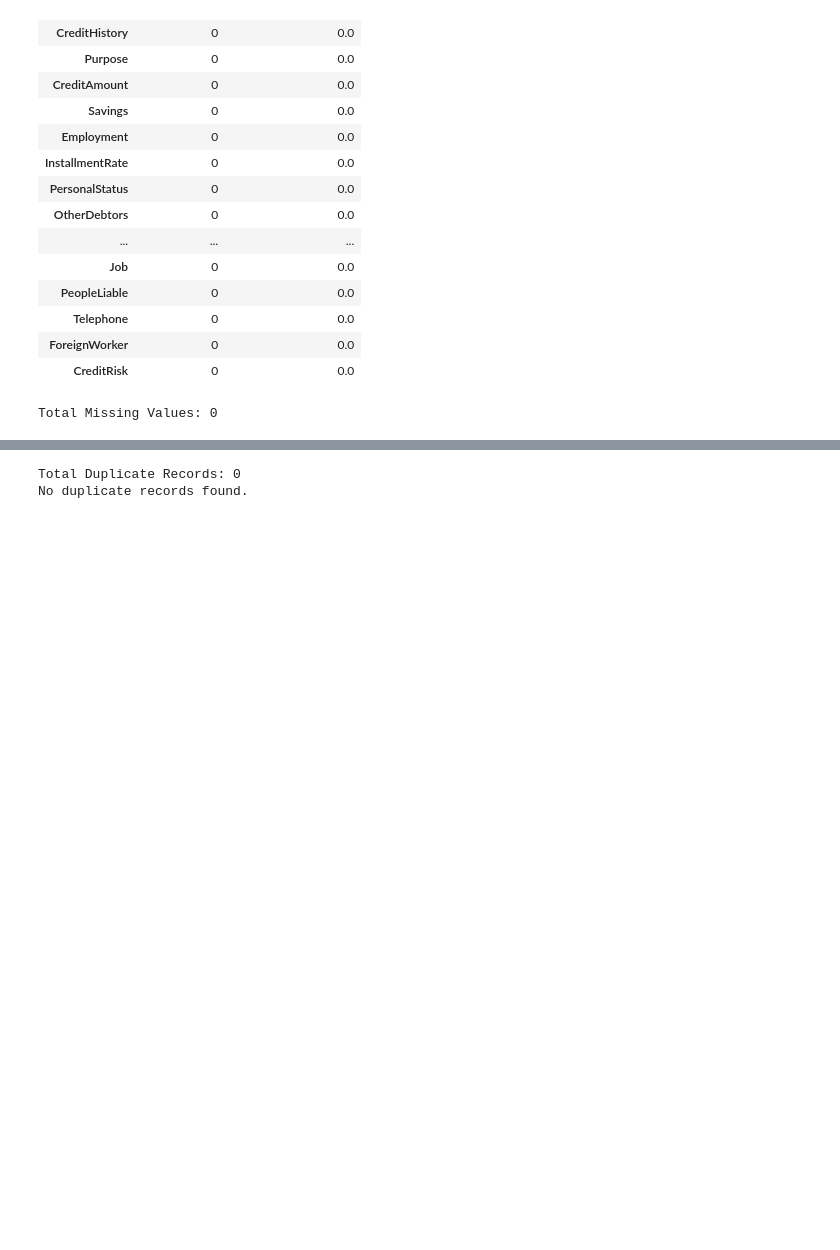
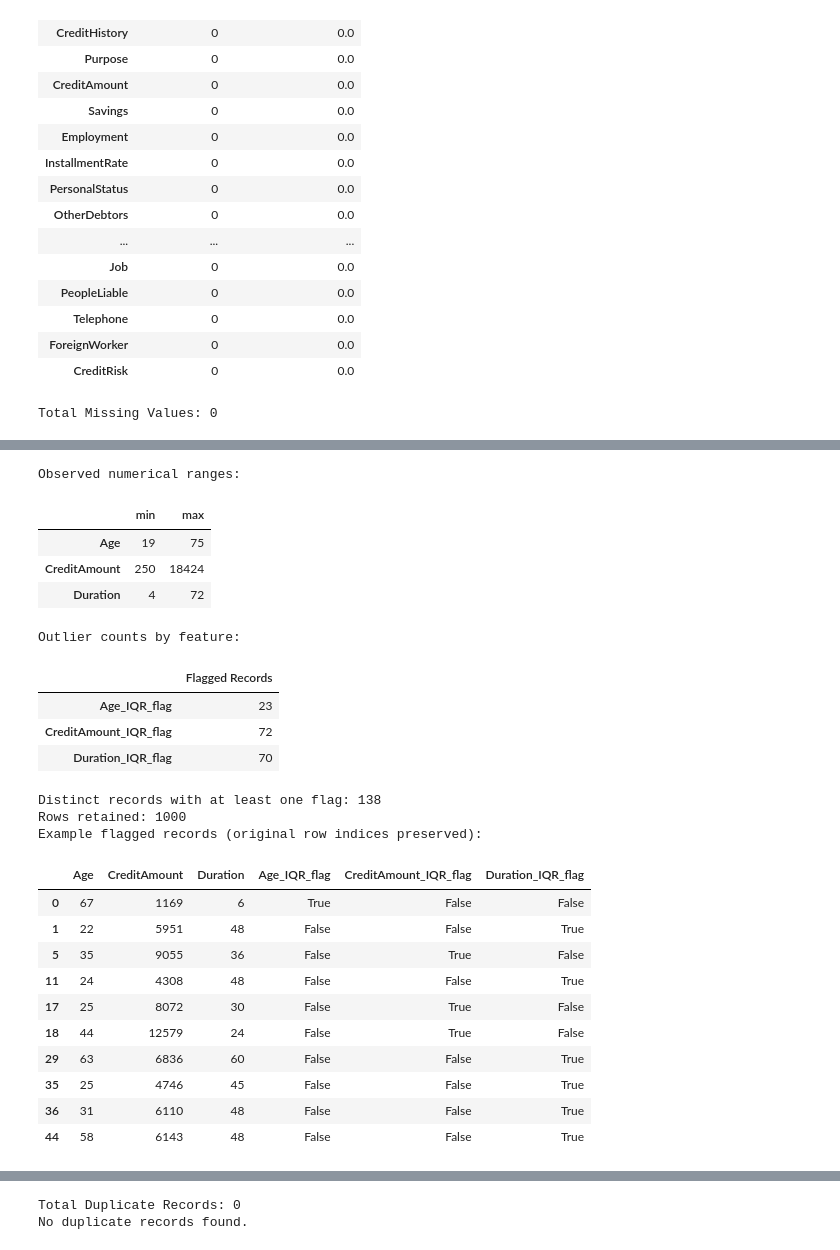
Before and after one commit to HaziqSyakir/Assignment1-Data-Profiling, a Jupyter notebook: Assignment1_Data_Profiling.ipynb, the cells around one changed output, grey strips where cells are left out. Drawn from its saved outputs; the diff is of its cells as text; code cells hidden in the pictures; blank space fills up the shorter version.

```diff
--- a/Assignment1_Data_Profiling.ipynb
+++ b/Assignment1_Data_Profiling.ipynb
@@ -175,0 +221,62 @@ Total Missing Values: 0
+# %%
+# Keep the existing IQR detection cell before this cell.
+numerical_cols = ["Age", "CreditAmount", "Duration"]
+
+# Preserve row-level evidence of statistical outliers.
+outlier_flags = pd.DataFrame(index=df.index)
+
+for col in numerical_cols:
+    q1 = df[col].quantile(0.25)
+    q3 = df[col].quantile(0.75)
+    iqr = q3 - q1
+
+    outlier_flags[f"{col}_IQR_flag"] = (
+        (df[col] < q1 - 1.5 * iqr)
+        | (df[col] > q3 + 1.5 * iqr)
+    )
+
+# Retain original records and values; add three audit columns.
+df_cleaned = df.copy().join(outlier_flags)
+any_outlier = outlier_flags.any(axis=1)
+
+print("Observed numerical ranges:")
+display(df[numerical_cols].agg(["min", "max"]).T)
+
+print("Outlier counts by feature:")
+display(outlier_flags.sum().to_frame("Flagged Records"))
+
+print("Distinct records with at least one flag:", int(any_outlier.sum()))
+print("Rows retained:", len(df_cleaned))
+
+print("Example flagged records (original row indices preserved):")
+display(
+    df_cleaned.loc[
+        any_outlier,
+        numerical_cols + list(outlier_flags.columns)
+    ].head(10)
+)
+# %% [output]
+Observed numerical ranges:
+|  | min | max |
+| Age | 19 | 75 |
+| CreditAmount | 250 | 18424 |
+| Duration | 4 | 72 |
+Outlier counts by feature:
+|  | Flagged Records |
+| Age_IQR_flag | 23 |
+| CreditAmount_IQR_flag | 72 |
+| Duration_IQR_flag | 70 |
+Distinct records with at least one flag: 138
+Rows retained: 1000
+Example flagged records (original row indices preserved):
+|  | Age | CreditAmount | Duration | Age_IQR_flag | CreditAmount_IQR_flag | Duration_IQR_flag |
+| 0 | 67 | 1169 | 6 | True | False | False |
+| 1 | 22 | 5951 | 48 | False | False | True |
+| 5 | 35 | 9055 | 36 | False | True | False |
+| 11 | 24 | 4308 | 48 | False | False | True |
+| 17 | 25 | 8072 | 30 | False | True | False |
+| 18 | 44 | 12579 | 24 | False | True | False |
+| 29 | 63 | 6836 | 60 | False | False | True |
+| 35 | 25 | 4746 | 45 | False | False | True |
+| 36 | 31 | 6110 | 48 | False | False | True |
+| 44 | 58 | 6143 | 48 | False | False | True |
```
Also changed, not shown: parts of 31 cells of this notebook.
